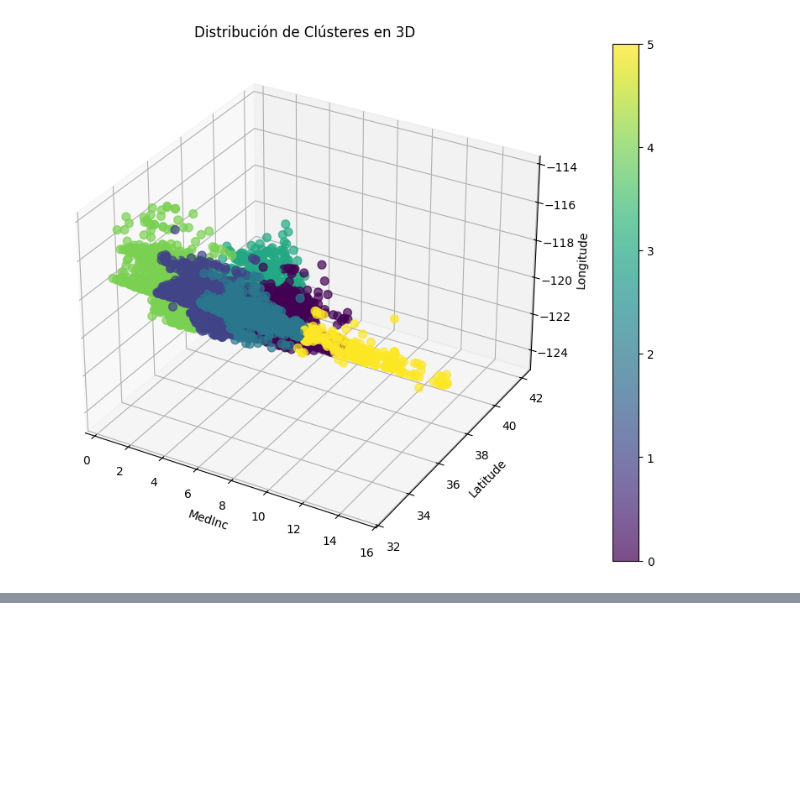
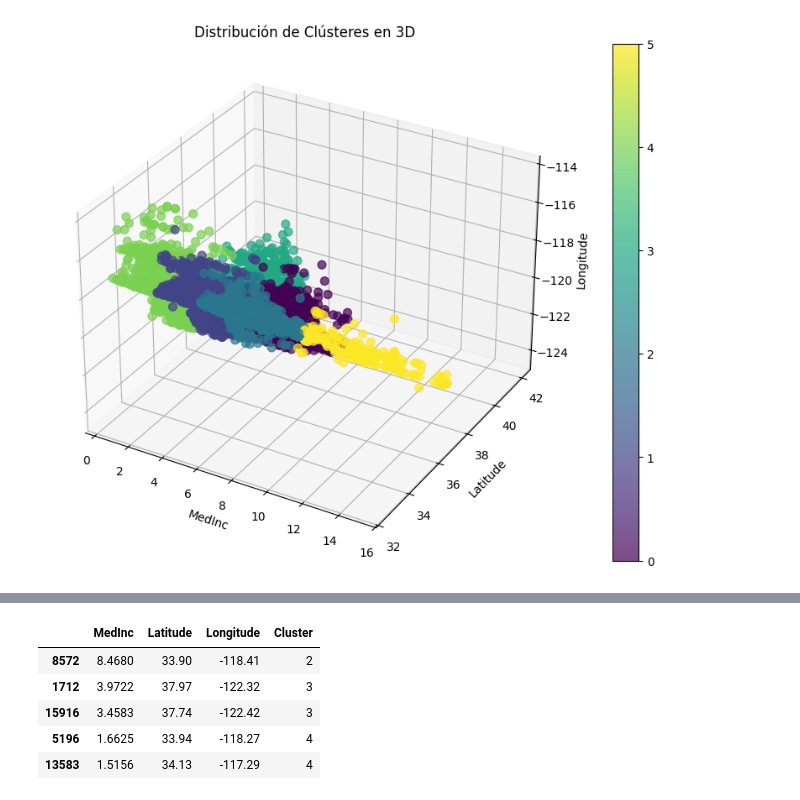
Before and after one commit to 4GeeksAcademy/4GeeksAcademy-unsupervised-learning-clara-ab, a Jupyter notebook: src/explore.ipynb, the cells around one changed output, grey strips where cells are left out. Cells and saved outputs as stored; diff of their text form; code cells hidden in the pictures; blank space fills up the shorter version.

Commit message:
KMeans - Clara Arribas

```diff
--- a/src/explore.ipynb
+++ b/src/explore.ipynb
@@ -193,0 +221,13 @@ plt.show()
+# %%
+# Se guardan las predicciones de los clusters para cada grupo censal:
+X_test ['Cluster'] = kmeans_model.predict(X_test);
+
+# Se comprueba que se ha guardado correctamente la información:
+X_test.head()
+# %% [output]
+|  | MedInc | Latitude | Longitude | Cluster |
+| 8572 | 8.4680 | 33.90 | -118.41 | 2 |
+| 1712 | 3.9722 | 37.97 | -122.32 | 3 |
+| 15916 | 3.4583 | 37.74 | -122.42 | 3 |
+| 5196 | 1.6625 | 33.94 | -118.27 | 4 |
+| 13583 | 1.5156 | 34.13 | -117.29 | 4 |
```
Also changed, not shown: parts of 14 cells of this notebook.
